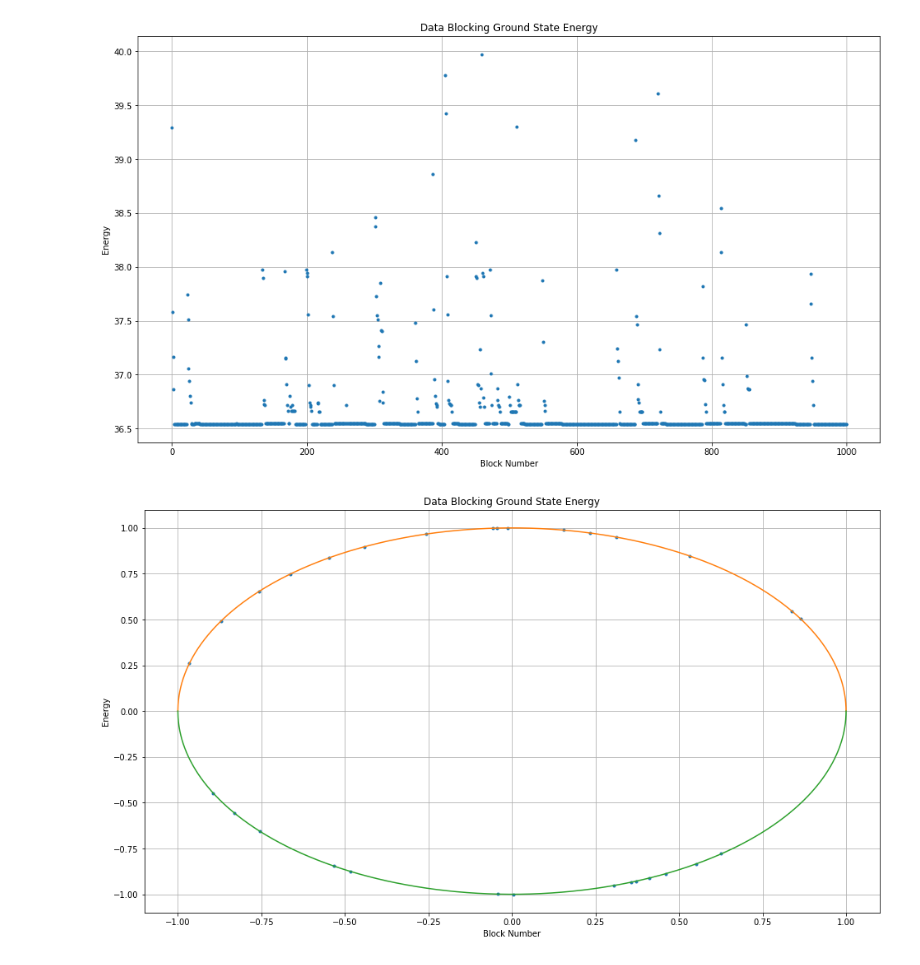
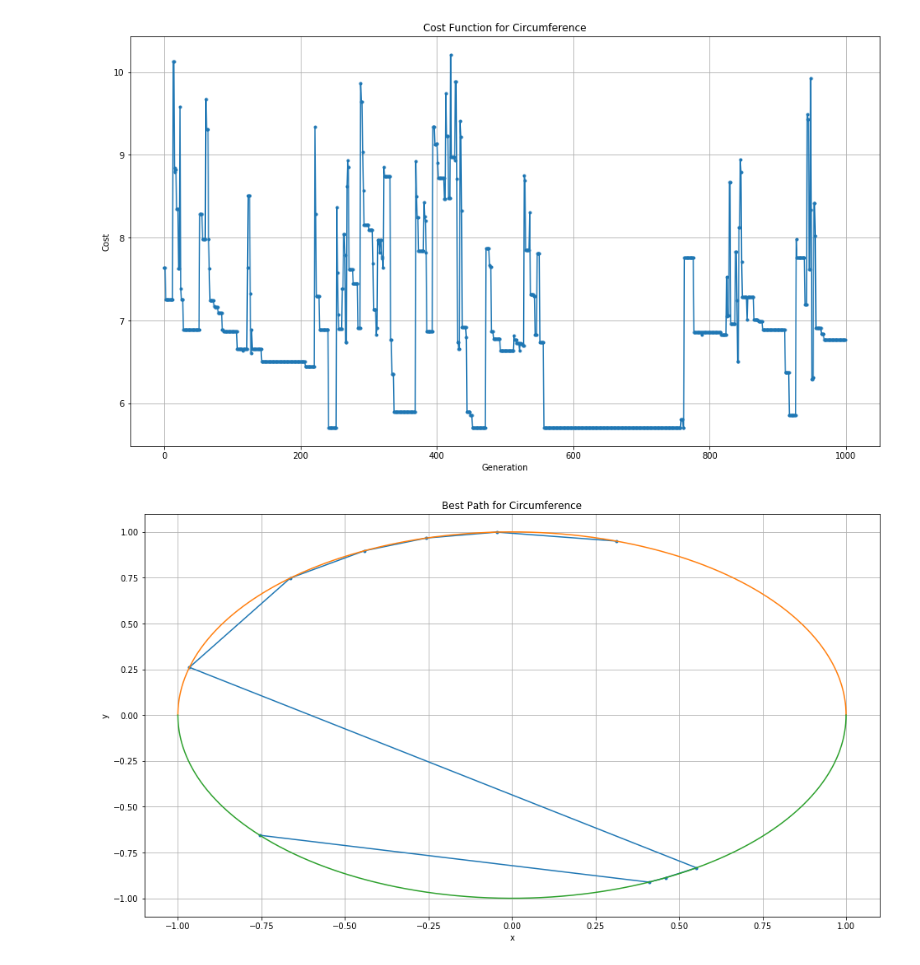
Before and after one commit to daniele-gilio/LSN, a Jupyter notebook: WIP/ex_lecture_9/9 Laboratory Session.ipynb, the cells around one changed output. Cells and saved outputs as stored; diff of their text form; code cells hidden in the pictures.

```diff
--- a/WIP/ex_lecture_9/9 Laboratory Session.ipynb
+++ b/WIP/ex_lecture_9/9 Laboratory Session.ipynb
@@ -1,26 +1,26 @@
 # %%
 import numpy as np
 import matplotlib.pyplot as plt
 plt.rcParams['figure.figsize'] = [16,9]
 
-k=np.loadtxt("best.dat", delimiter=" ")
+k=np.loadtxt("best_circ.dat", delimiter=" ")
 x=k[:,0]
 y=k[:,1]
 
-plt.plot(x,y, marker=".", linestyle="none")
-plt.title("Data Blocking Ground State Energy")
-plt.xlabel("Block Number")
-plt.ylabel("Energy")
+plt.plot(x,y, marker=".")
+plt.title("Cost Function for Circumference")
+plt.xlabel("Generation")
+plt.ylabel("Cost")
 plt.grid()
 plt.show()
 # %% [output]
-[figure, old version]
+[figure, new version]
 # %%
-k=np.loadtxt("cities.dat", delimiter=" ")
+k=np.loadtxt("best_path_circ.dat", delimiter=" ")
 x=k[:,0]
 y=k[:,1]
 
-plt.plot(x,y, marker=".", linestyle="none")
+plt.plot(x,y, marker=".")
 
 x=np.linspace(-1.,1., 10000)
 y=np.sqrt(1.-x*x)
@@ -30,10 +30,10 @@ plt.plot(x,y)
 y=-np.sqrt(1.-x*x)
 
 plt.plot(x,y)
-plt.title("Data Blocking Ground State Energy")
-plt.xlabel("Block Number")
-plt.ylabel("Energy")
+plt.title("Best Path for Circumference")
+plt.xlabel("x")
+plt.ylabel("y")
 plt.grid()
 plt.show()
 # %% [output]
-[figure, old version]
+[figure, new version]
```
Also changed, not shown: parts of 2 cells of this notebook, 11 other files.
